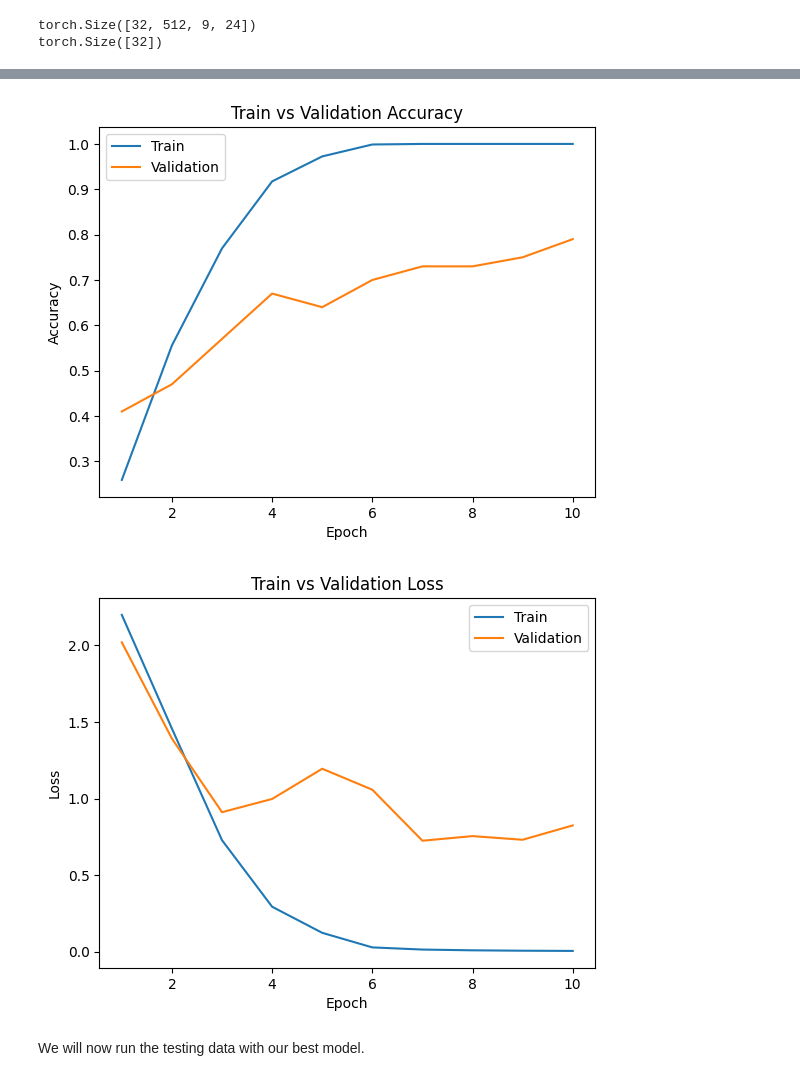
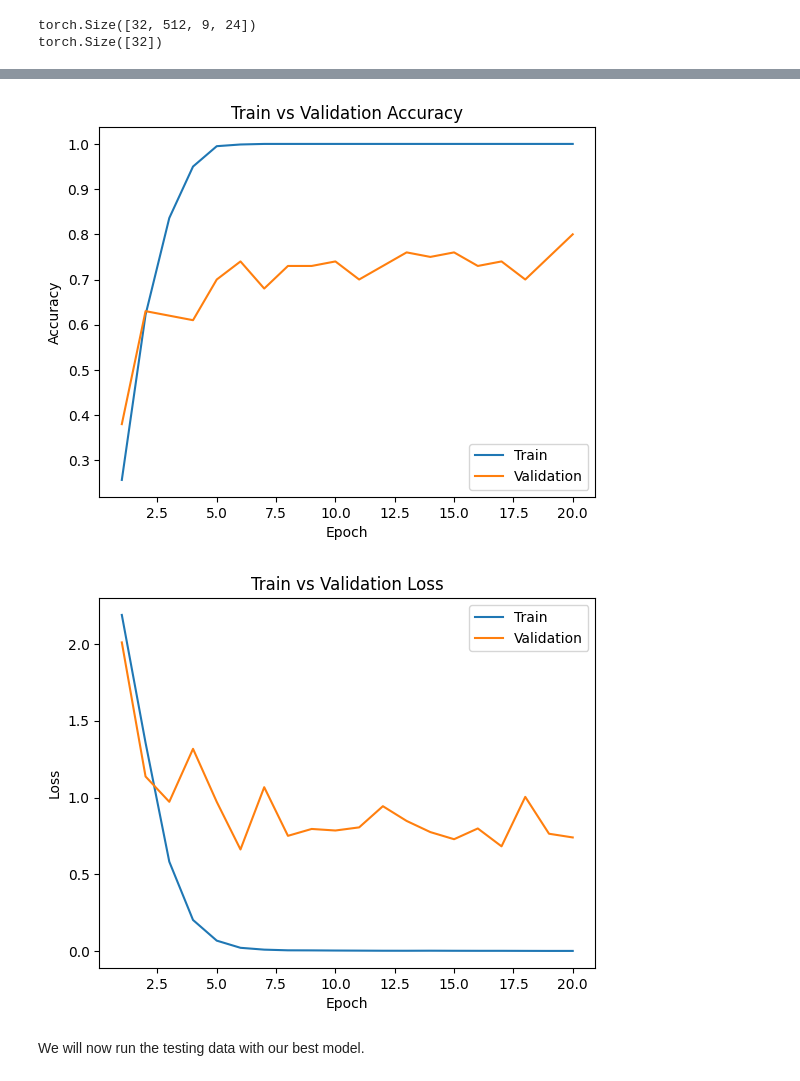
Before and after one commit to chiofus/Music-Genre-Classifier, a Jupyter notebook: __Main__/vgg16_transfer/vgg16.ipynb, the cells around one changed output, grey strips where cells are left out. Saved outputs shown, nothing was run; the diff lists cells and outputs as text; code cells hidden in the pictures.

```diff
--- a/vgg16_transfer/vgg16.ipynb
+++ b/__Main__/vgg16_transfer/vgg16.ipynb
@@ -365,23 +117,0 @@ We will now create a classifier for the extracted features.
-# %%
-#Note that spectrogram outputs (features) are of size 512 x 9 x 24
-#Note that all the convolution operations preserve the resolution of the image, but each max pooling halves the image dimension
-
-class genre_classifier(nn.Module):
-    def __init__(self, dropout_prob: float = 0.3):
-        super(genre_classifier, self).__init__()
-        self.name = "genre_classifier"
-        self.dropout_prob = dropout_prob
-        self.dropout = nn.Dropout(p = self.dropout_prob) #custom dropout prob; only used for fully connected classifier
-
-        #FC layers
-        self.fc1 = nn.Linear(512 * 9 * 24, 4096)
-        self.fc2 = nn.Linear(4096, 512)
-        self.softmax = nn.Linear(512, 10) #this layer simply transforms the last fully connected output tensor to have size ten (number of classes we have) for its last dimension
-
-    def forward(self, x: Tensor):
-        #Fully connected
-        x = x.view(-1, 512 * 9 * 24) #Stacking last pooling output
-        x = F.relu(self.dropout(self.fc1(x))) #Applying fully connected layer, then dropout, then ReLU activation.
-        x = F.relu(self.dropout(self.fc2(x)))
-        x = self.softmax(x) #Softmax is to be applied by the CrossEntroy loss fn during training, or directly apply softmax on output for testing
-        return x
@@ -526,10 +144,12 @@ Total time elapsed: 333.96 seconds
 # %%
 #Plotting results
-model_path = get_model_path(model = classifier, lr = 0.1*3*math.e**(-4), batch_size = 32, epoch = 10)
+classifier = genre_classifier(dropout_prob= 0.4, output_size = 512 * 9 * 24)
+
+model_path = get_model_path(model = classifier, lr = 0.1*3*math.e**(-4), batch_size = 32, epoch = 20)
 plot_training_curve(model_path)
 # %% [output]
-[figure, old version]
+[figure, new version]
-[figure, old version]
+[figure, new version]
 # %% [markdown]
 We will now run the testing data with our best model.
 # %%
```
Also changed, not shown: parts of 13 cells of this notebook, 1 other file.
